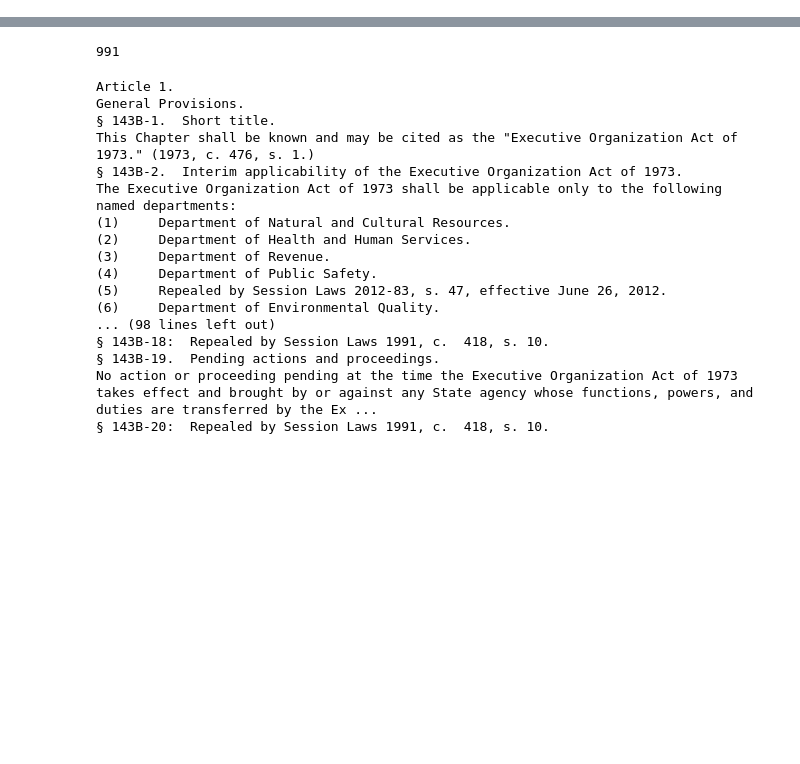
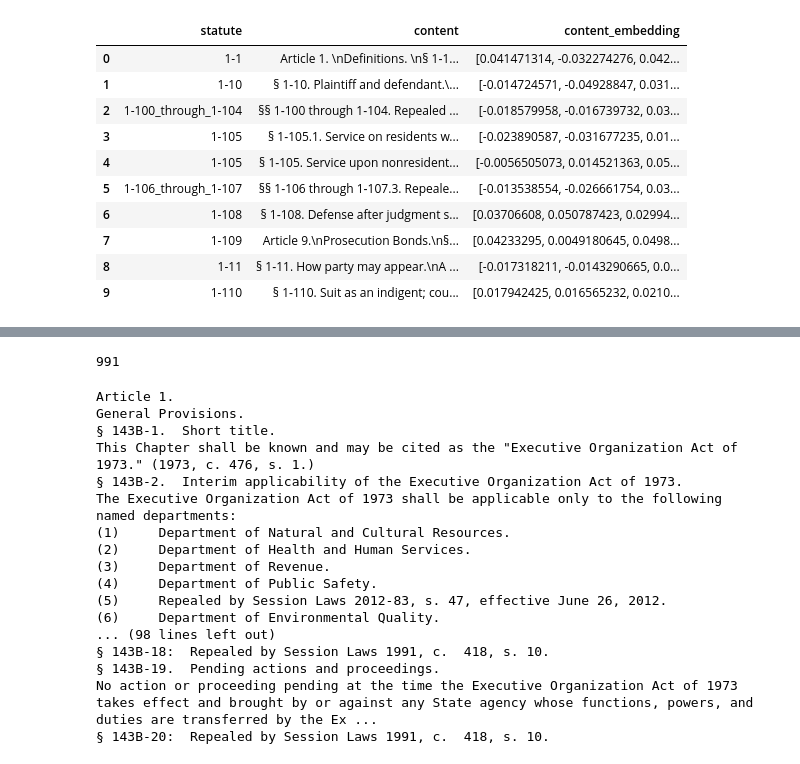
Before and after one commit to copelco/llm-exploration, a Jupyter notebook: 02-embeddings/02.2-embeddings-overview.ipynb, the cells around one changed output, grey strips where cells are left out. Saved outputs shown, nothing was run; the diff lists cells and outputs as text; code cells hidden in the pictures; blank space fills up the shorter version.

```diff
--- a/02-embeddings/general-statues.ipynb
+++ b/02-embeddings/02.2-embeddings-overview.ipynb
@@ -3,0 +10,2 @@ Last updated: March 13, 2024
+# %%
+pg_engine = create_engine(os.getenv("DATABASE_URL"))
@@ -3,0 +143,25 @@ Last updated: March 13, 2024
+# %%
+pd.read_sql(
+    f"""
+    SELECT
+        statute
+        , content
+        , content_embedding
+    FROM statutes
+    ORDER BY statute
+    LIMIT 10
+    """,
+    pg_engine
+)
+# %% [output]
+|  | statute | content | content_embedding |
+| 0 | 1-1 | Article 1. \nDefinitions. \n§ 1‑1... | [0.041471314, -0.032274276, 0.042... |
+| 1 | 1-10 | § 1‑10. Plaintiff and defendant.\... | [-0.014724571, -0.04928847, 0.031... |
+| 2 | 1-100_through_1-104 | §§ 1‑100 through 1‑104. Repealed ... | [-0.018579958, -0.016739732, 0.03... |
+| 3 | 1-105 | § 1‑105.1. Service on residents w... | [-0.023890587, -0.031677235, 0.01... |
+| 4 | 1-105 | § 1‑105. Service upon nonresident... | [-0.0056505073, 0.014521363, 0.05... |
+| 5 | 1-106_through_1-107 | §§ 1‑106 through 1‑107.3. Repeale... | [-0.013538554, -0.026661754, 0.03... |
+| 6 | 1-108 | § 1‑108. Defense after judgment s... | [0.03706608, 0.050787423, 0.02994... |
+| 7 | 1-109 | Article 9.\nProsecution Bonds.\n§... | [0.04233295, 0.0049180645, 0.0498... |
+| 8 | 1-11 | § 1‑11. How party may appear.\nA ... | [-0.017318211, -0.0143290665, 0.0... |
+| 9 | 1-110 | § 1‑110. Suit as an indigent; cou... | [0.017942425, 0.016565232, 0.0210... |
```
Also changed, not shown: parts of 27 cells of this notebook, 2 other files.
